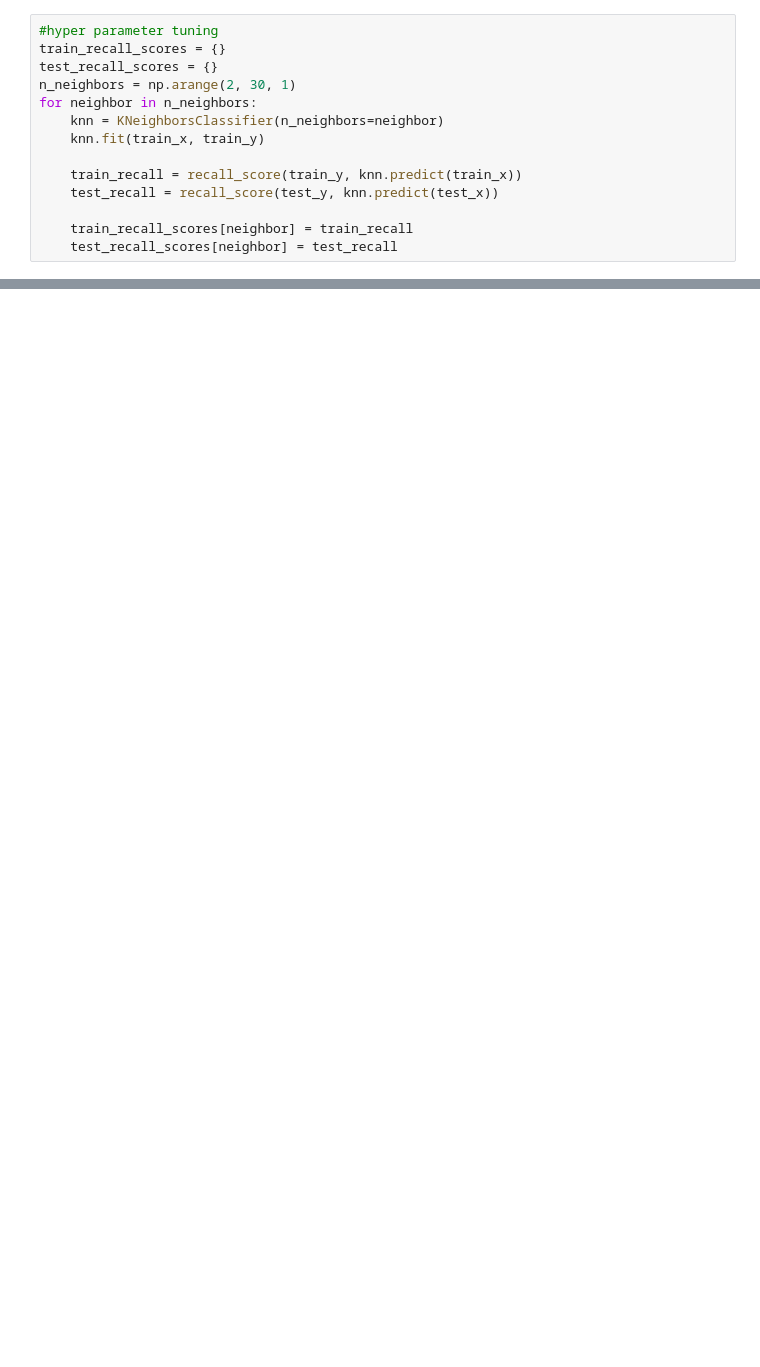
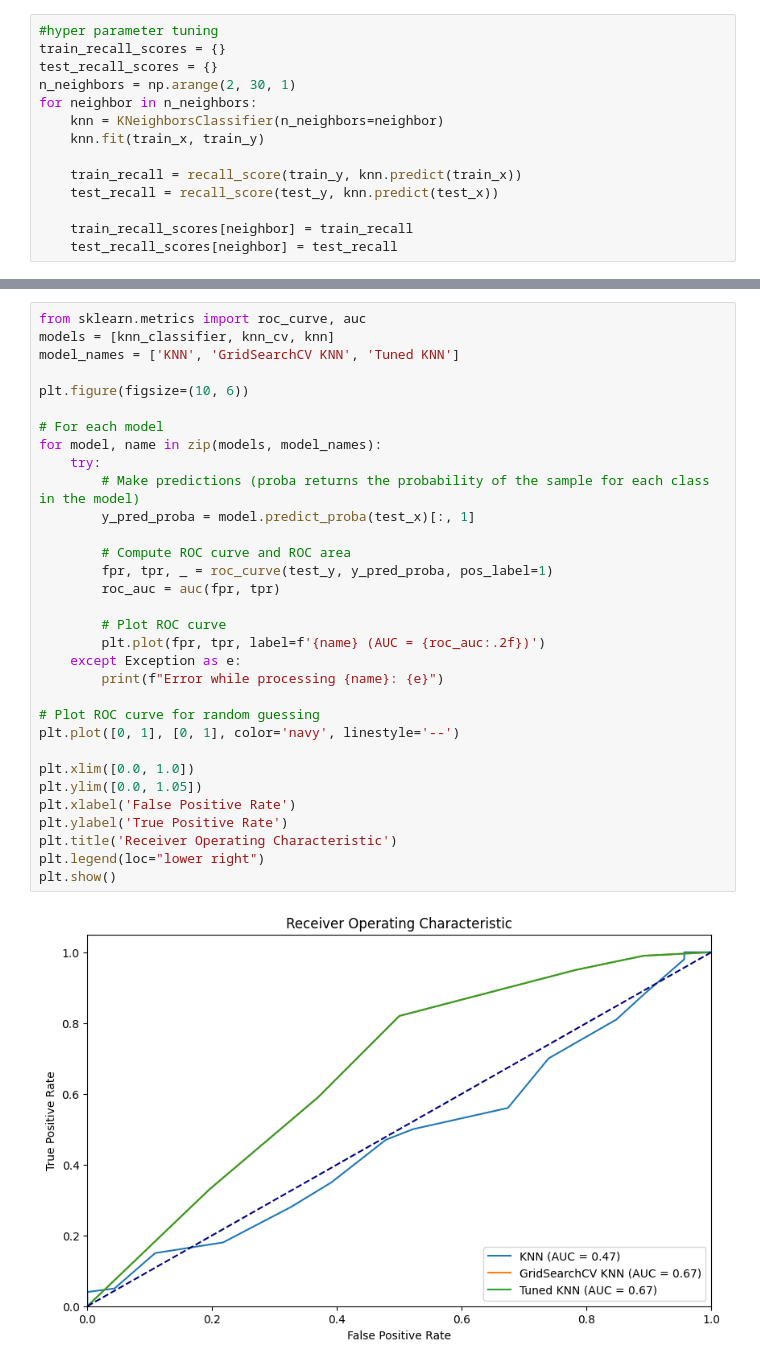
Before and after one commit to dhxrth/IT1244-Final-Project, a Jupyter notebook: KNN_HVS.ipynb, the cells around one changed output, grey strips where cells are left out. Cells and saved outputs as stored; diff of their text form; blank space fills up the shorter version.

```diff
--- a/KNN_HVS.ipynb
+++ b/KNN_HVS.ipynb
@@ -312,0 +323,34 @@ plt.show()
+# %%
+from sklearn.metrics import roc_curve, auc
+models = [knn_classifier, knn_cv, knn]
+model_names = ['KNN', 'GridSearchCV KNN', 'Tuned KNN']
+
+plt.figure(figsize=(10, 6))
+
+# For each model
+for model, name in zip(models, model_names):
+    try:
+        # Make predictions (proba returns the probability of the sample for each class in the model)
+        y_pred_proba = model.predict_proba(test_x)[:, 1]
+
+        # Compute ROC curve and ROC area
+        fpr, tpr, _ = roc_curve(test_y, y_pred_proba, pos_label=1)
+        roc_auc = auc(fpr, tpr)
+
+        # Plot ROC curve
+        plt.plot(fpr, tpr, label=f'{name} (AUC = {roc_auc:.2f})')
+    except Exception as e:
+        print(f"Error while processing {name}: {e}")
+
+# Plot ROC curve for random guessing
+plt.plot([0, 1], [0, 1], color='navy', linestyle='--')
+
+plt.xlim([0.0, 1.0])
+plt.ylim([0.0, 1.05])
+plt.xlabel('False Positive Rate')
+plt.ylabel('True Positive Rate')
+plt.title('Receiver Operating Characteristic')
+plt.legend(loc="lower right")
+plt.show()
+# %% [output]
+[figure, added]
```
Also changed, not shown: parts of 13 cells of this notebook, 1 other file.
